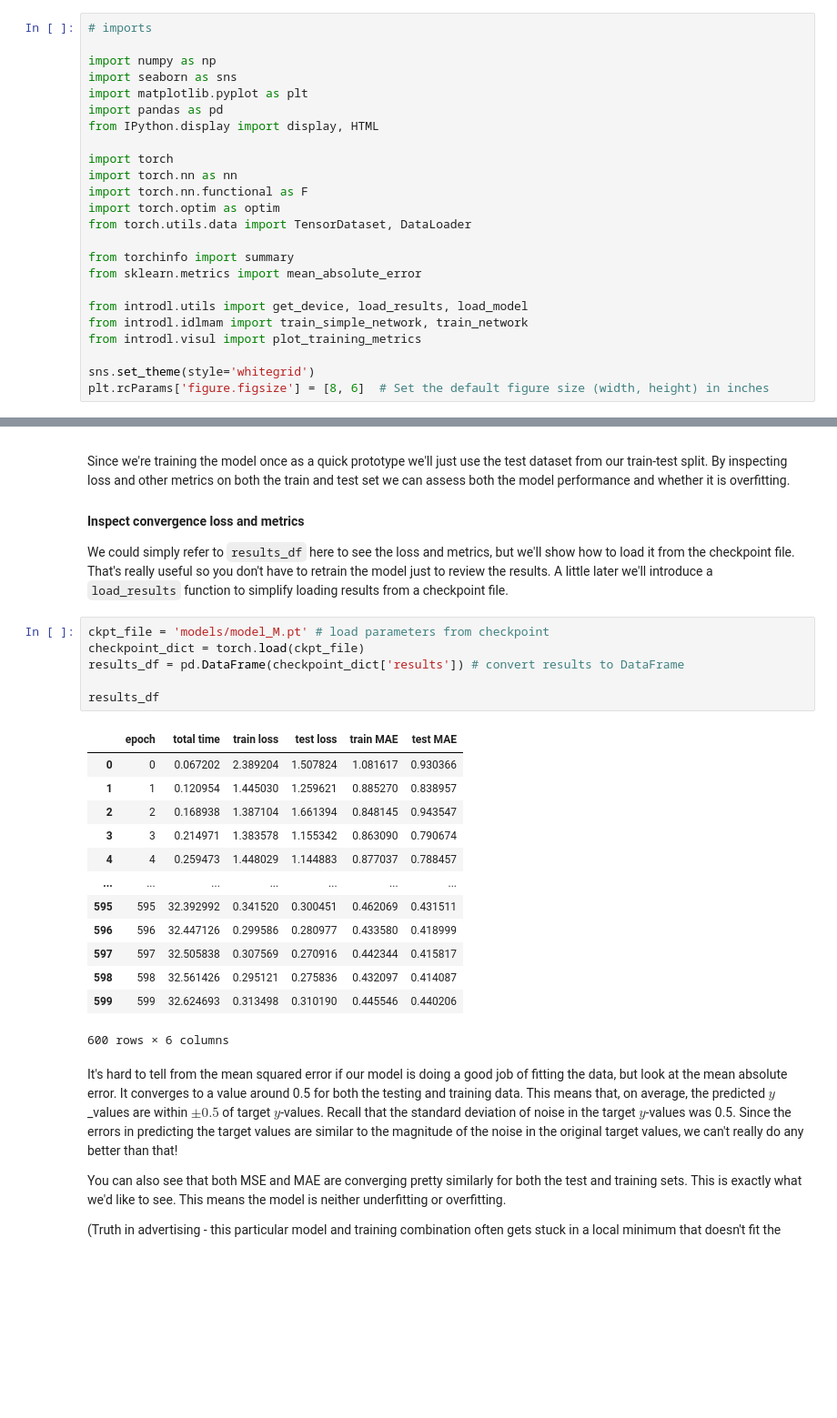
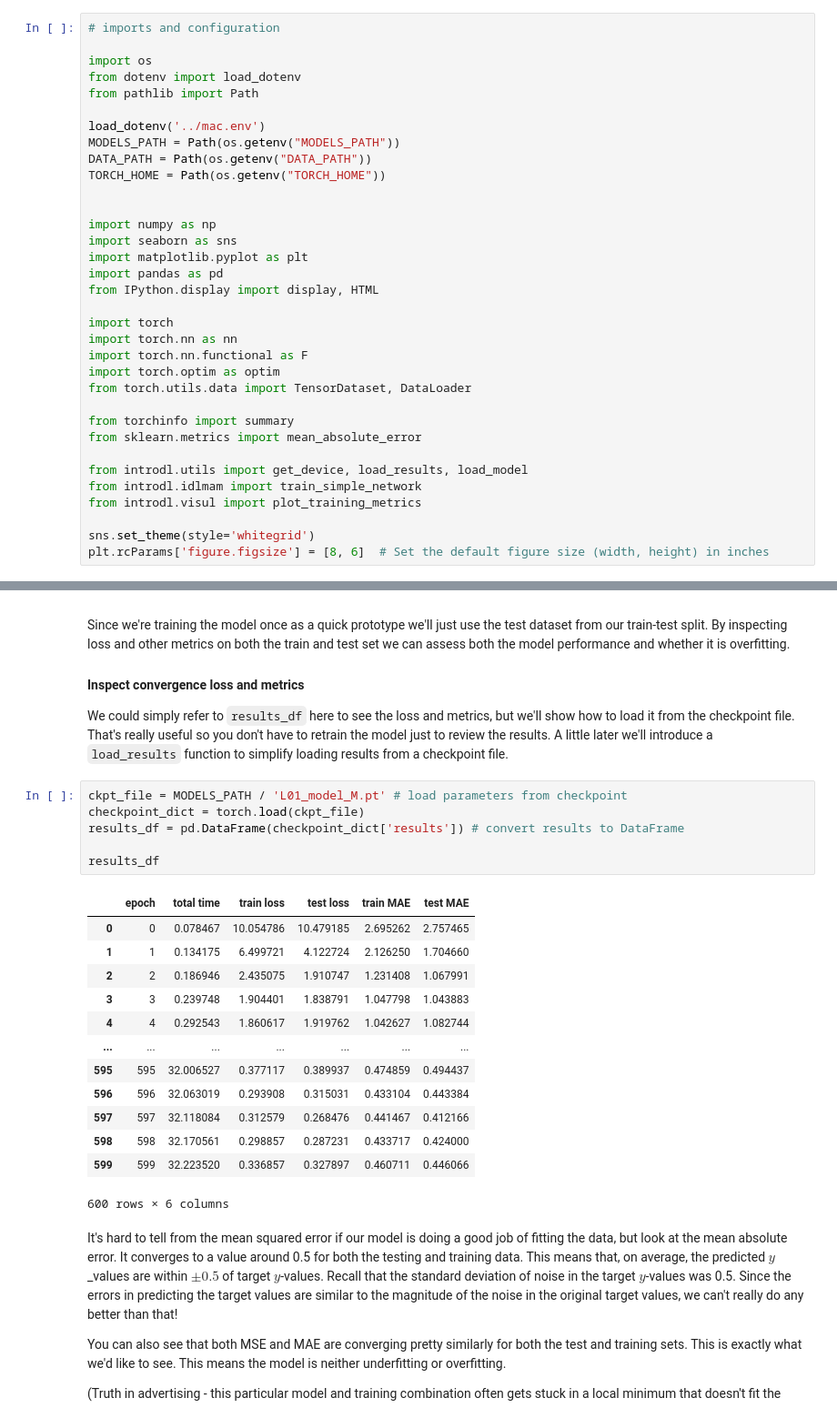
Before and after one commit to nkoranda97/DS776, a Jupyter notebook: Lesson_01_Neural_Networks/L01_2_Nonlinear_Regression_1D_VIDEO.ipynb, the cells around one changed output, grey strips where cells are left out. Shown at 91% size. Drawn from its saved outputs; the diff is of its cells as text; blank space fills up the shorter version.

```diff
--- a/Lesson_01_Neural_Networks/L01_2_Nonlinear_Regression_1D_VIDEO.ipynb
+++ b/Lesson_01_Neural_Networks/L01_2_Nonlinear_Regression_1D_VIDEO.ipynb
@@ -9,6 +8,16 @@ WARNING: Error parsing dependencies of pytorch-lightning: .* suffix can only be
 Note: you may need to restart the kernel to use updated packages.
 # %%
-# imports
+# imports and configuration
+
+import os
+from dotenv import load_dotenv
+from pathlib import Path
+
+load_dotenv('../mac.env')
+MODELS_PATH = Path(os.getenv("MODELS_PATH"))
+DATA_PATH = Path(os.getenv("DATA_PATH"))
+TORCH_HOME = Path(os.getenv("TORCH_HOME"))
+
 
 import numpy as np
 import seaborn as sns
@@ -26,7 +35,7 @@ from torchinfo import summary
 from sklearn.metrics import mean_absolute_error
 
 from introdl.utils import get_device, load_results, load_model
-from introdl.idlmam import train_simple_network, train_network
+from introdl.idlmam import train_simple_network
 from introdl.visul import plot_training_metrics
 
 sns.set_theme(style='whitegrid')
@@ -428,24 +439,24 @@ Since we're training the model once as a quick prototype we'll just use the test
 
 We could simply refer to `results_df` here to see the loss and metrics, but we'll show how to load it from the checkpoint file.  That's really useful so you don't have to retrain the model just to review the results.  A little later we'll introduce a `load_results` function to simplify loading results from a checkpoint file.
 # %%
-ckpt_file = 'models/model_M.pt' # load parameters from checkpoint
+ckpt_file = MODELS_PATH / 'L01_model_M.pt' # load parameters from checkpoint
 checkpoint_dict = torch.load(ckpt_file)
 results_df = pd.DataFrame(checkpoint_dict['results']) # convert results to DataFrame
 
 results_df
 # %% [output]
 |  | epoch | total time | train loss | test loss | train MAE | test MAE |
-| 0 | 0 | 0.067202 | 2.389204 | 1.507824 | 1.081617 | 0.930366 |
-| 1 | 1 | 0.120954 | 1.445030 | 1.259621 | 0.885270 | 0.838957 |
-| 2 | 2 | 0.168938 | 1.387104 | 1.661394 | 0.848145 | 0.943547 |
-| 3 | 3 | 0.214971 | 1.383578 | 1.155342 | 0.863090 | 0.790674 |
-| 4 | 4 | 0.259473 | 1.448029 | 1.144883 | 0.877037 | 0.788457 |
+| 0 | 0 | 0.078467 | 10.054786 | 10.479185 | 2.695262 | 2.757465 |
+| 1 | 1 | 0.134175 | 6.499721 | 4.122724 | 2.126250 | 1.704660 |
+| 2 | 2 | 0.186946 | 2.435075 | 1.910747 | 1.231408 | 1.067991 |
+| 3 | 3 | 0.239748 | 1.904401 | 1.838791 | 1.047798 | 1.043883 |
+| 4 | 4 | 0.292543 | 1.860617 | 1.919762 | 1.042627 | 1.082744 |
 | ... | ... | ... | ... | ... | ... | ... |
-| 595 | 595 | 32.392992 | 0.341520 | 0.300451 | 0.462069 | 0.431511 |
-| 596 | 596 | 32.447126 | 0.299586 | 0.280977 | 0.433580 | 0.418999 |
-| 597 | 597 | 32.505838 | 0.307569 | 0.270916 | 0.442344 | 0.415817 |
-| 598 | 598 | 32.561426 | 0.295121 | 0.275836 | 0.432097 | 0.414087 |
-| 599 | 599 | 32.624693 | 0.313498 | 0.310190 | 0.445546 | 0.440206 |
+| 595 | 595 | 32.006527 | 0.377117 | 0.389937 | 0.474859 | 0.494437 |
+| 596 | 596 | 32.063019 | 0.293908 | 0.315031 | 0.433104 | 0.443384 |
+| 597 | 597 | 32.118084 | 0.312579 | 0.268476 | 0.441467 | 0.412166 |
+| 598 | 598 | 32.170561 | 0.298857 | 0.287231 | 0.433717 | 0.424000 |
+| 599 | 599 | 32.223520 | 0.336857 | 0.327897 | 0.460711 | 0.446066 |
 600 rows × 6 columns
 # %% [markdown]
 It's hard to tell from the mean squared error if our model is doing a good job of fitting the data, but look at the mean absolute error.  It converges to a value around 0.5 for both the testing and training data.  This means that, on average, the predicted $y$_values are within $\pm 0.5$ of target $y$-values.  Recall that the standard deviation of noise in the target $y$-values was 0.5.  Since the errors in predicting the target values are similar to the magnitude of the noise in the original target values, we can't really do any better than that!
```
Also changed, not shown: parts of 13 cells of this notebook, 1 other file.
